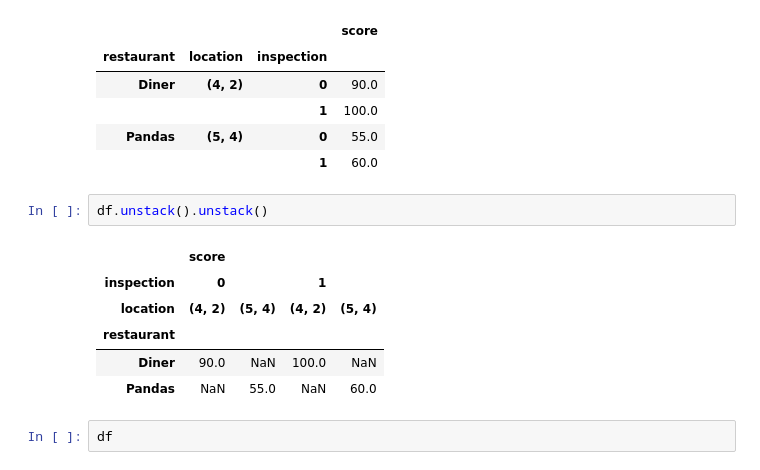
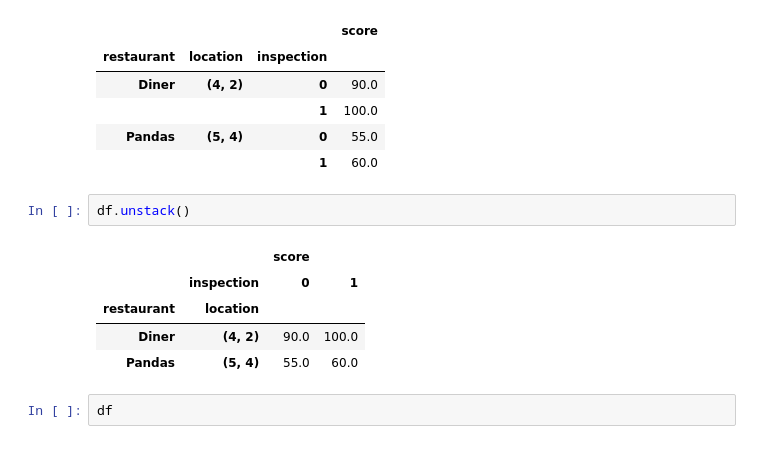
Before and after one commit to 1mmo/data-analysis-handbook, a Jupyter notebook: handbook/Working with data/Pandas.ipynb, the cells around one changed output. Cells and saved outputs as stored; diff of their text form.

```diff
--- a/handbook/Working with data/Pandas.ipynb
+++ b/handbook/Working with data/Pandas.ipynb
@@ -2795,14 +2795,13 @@ df
 | Pandas | (5, 4) | 0 | 55.0 |
 |  |  | 1 | 60.0 |
 # %%
-df.unstack().unstack()
+df.unstack()
 # %% [output]
-|  | score |  |  |  |
-| inspection | 0 |  | 1 |  |
-| location | (4, 2) | (5, 4) | (4, 2) | (5, 4) |
-| restaurant |  |  |  |  |
-| Diner | 90.0 | NaN | 100.0 | NaN |
-| Pandas | NaN | 55.0 | NaN | 60.0 |
+|  |  | score |  |
+|  | inspection | 0 | 1 |
+| restaurant | location |  |  |
+| Diner | (4, 2) | 90.0 | 100.0 |
+| Pandas | (5, 4) | 55.0 | 60.0 |
 # %%
 df
 # %% [output]
```
Also changed, not shown: parts of 6 cells of this notebook, 1 other file.
